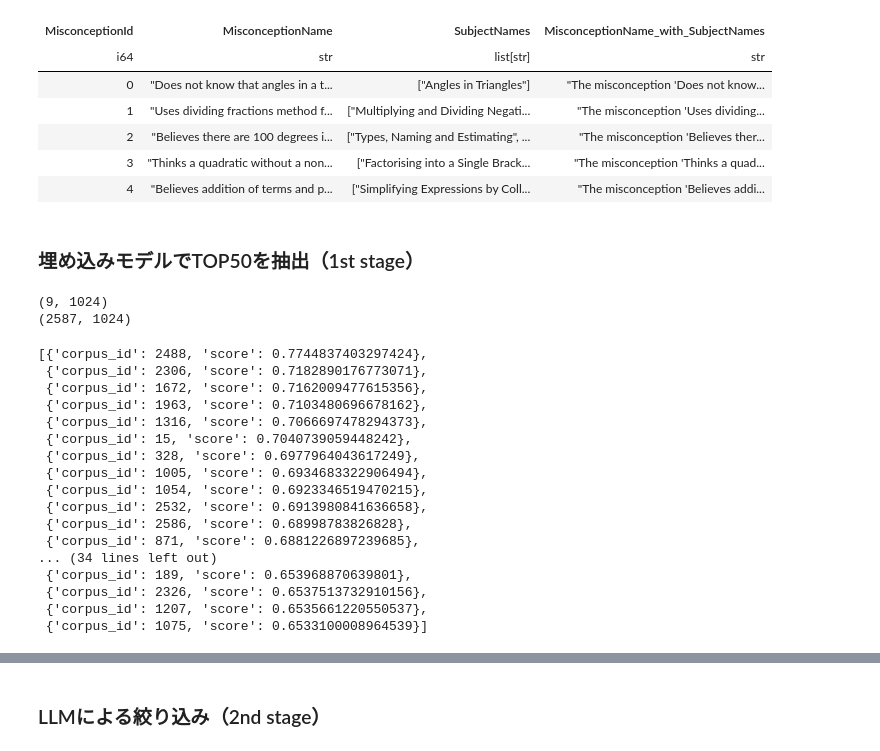
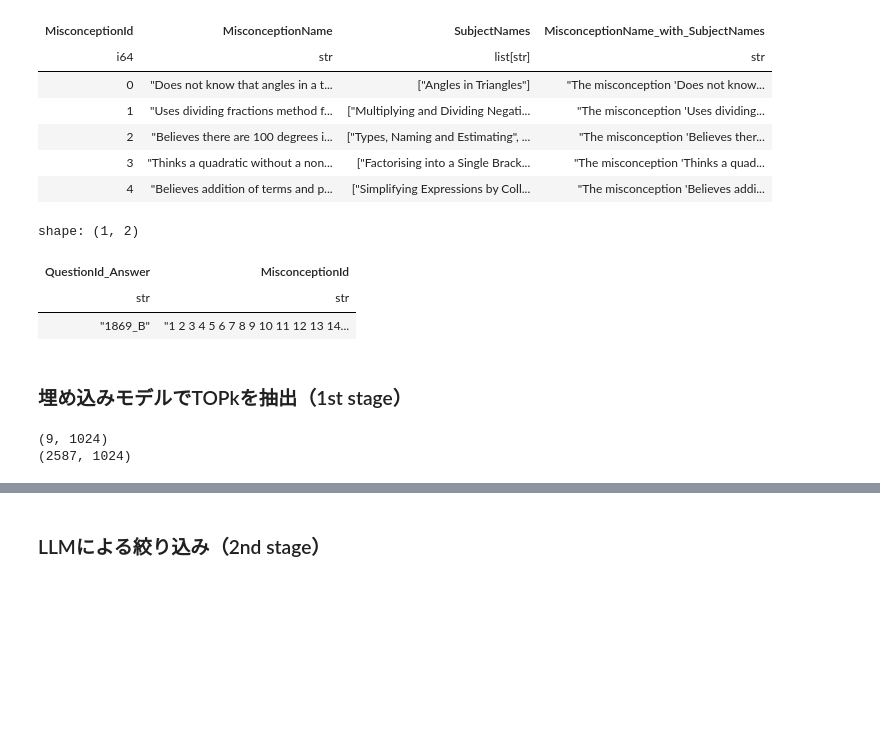
Before and after one commit to marumarukun/kaggle_eedi, a Jupyter notebook: exp/001/run.ipynb, the cells around one changed output, grey strips where cells are left out. Drawn from its saved outputs; the diff is of its cells as text; code cells hidden in the pictures; blank space fills up the shorter version.

```diff
--- a/exp/001/run.ipynb
+++ b/exp/001/run.ipynb
@@ -177,8 +163,15 @@ shape: (5, 4)
 | 2 | "Believes there are 100 degrees i... | ["Types, Naming and Estimating", ... | "The misconception 'Believes ther... |
 | 3 | "Thinks a quadratic without a non... | ["Factorising into a Single Brack... | "The misconception 'Thinks a quad... |
 | 4 | "Believes addition of terms and p... | ["Simplifying Expressions by Coll... | "The misconception 'Believes addi... |
+# %%
+sample_submission_df.head(1)
+# %% [output]
+shape: (1, 2)
+| QuestionId_Answer | MisconceptionId |
+| str | str |
+| "1869_B" | "1 2 3 4 5 6 7 8 9 10 11 12 13 14... |
 # %% [markdown]
-### 埋め込みモデルでTOP50を抽出（1st stage）
+### 埋め込みモデルでTOPkを抽出（1st stage）
 # %%
 model = SentenceTransformer(cfg.embed_model)
 
@@ -198,22 +190,0 @@ top50ids = util.semantic_search(test_long_vec, misconception_vec, top_k=50)
-# %%
-top50ids[0]
-
-# TODO: corpus_idは0から始まるのか確認 → 0から始まるらしい（AI曰く）
-# %% [output]
-[{'corpus_id': 2488, 'score': 0.7744837403297424},
- {'corpus_id': 2306, 'score': 0.7182890176773071},
- {'corpus_id': 1672, 'score': 0.7162009477615356},
- {'corpus_id': 1963, 'score': 0.7103480696678162},
- {'corpus_id': 1316, 'score': 0.7066697478294373},
- {'corpus_id': 15, 'score': 0.7040739059448242},
- {'corpus_id': 328, 'score': 0.6977964043617249},
- {'corpus_id': 1005, 'score': 0.6934683322906494},
- {'corpus_id': 1054, 'score': 0.6923346519470215},
- {'corpus_id': 2532, 'score': 0.6913980841636658},
- {'corpus_id': 2586, 'score': 0.68998783826828},
- {'corpus_id': 871, 'score': 0.6881226897239685},
-... (34 lines left out)
- {'corpus_id': 189, 'score': 0.653968870639801},
- {'corpus_id': 2326, 'score': 0.6537513732910156},
- {'corpus_id': 1207, 'score': 0.6535661220550537},
- {'corpus_id': 1075, 'score': 0.6533100008964539}]
```
Also changed, not shown: parts of 12 cells of this notebook.
